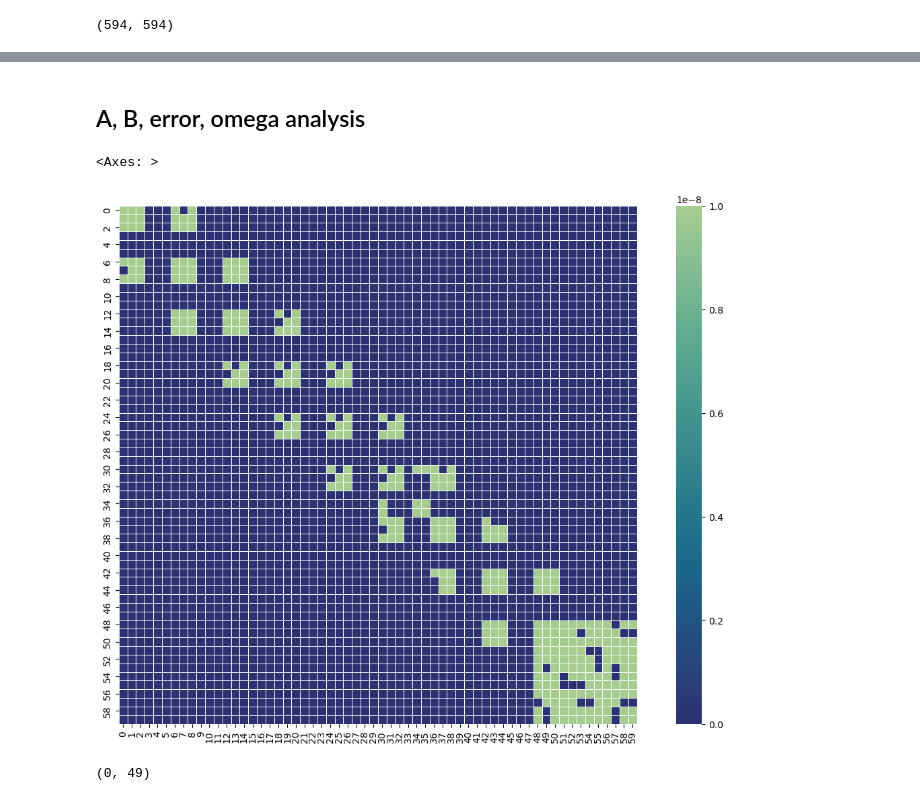
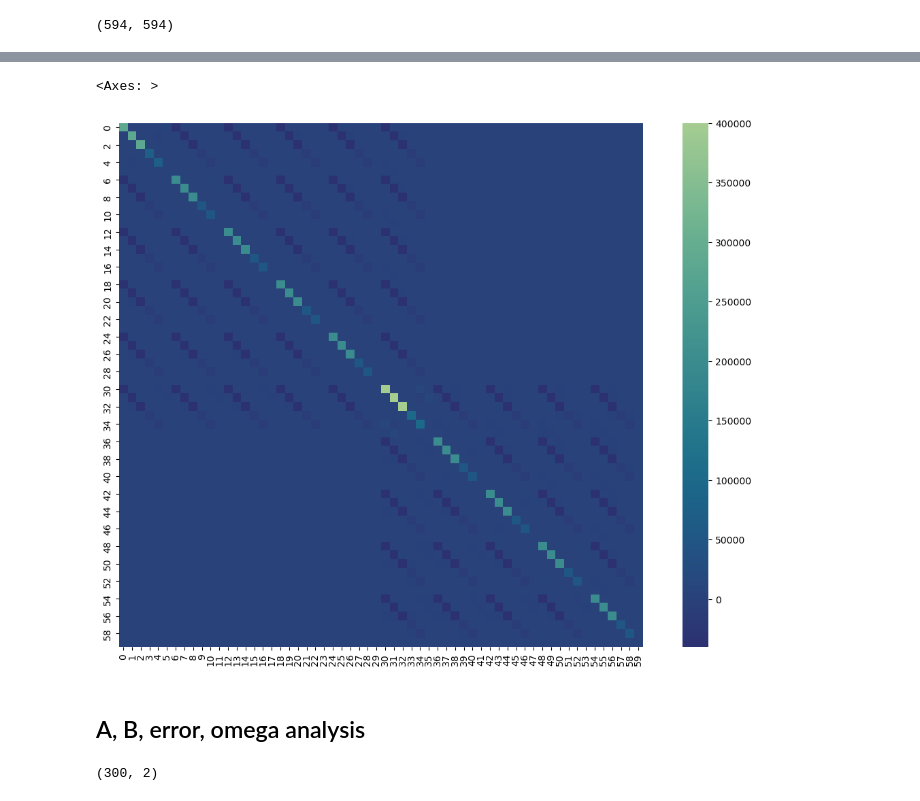
Before and after one commit to chris-polymetrix/ReconstructionAnalysis, a Jupyter notebook: debugging_rust_pgo.ipynb, the cells around one changed output, grey strips where cells are left out. Saved outputs shown, nothing was run; the diff lists cells and outputs as text; code cells hidden in the pictures.

```diff
--- a/debugging_rust_pgo.ipynb
+++ b/debugging_rust_pgo.ipynb
@@ -36,3 +40,9 @@ np.sum(np.sum(np.abs(data), axis=0) == 0)/data.shape[0]*100, np.sum(np.sum(np.ab
+# %%
+lb, ub = 0, 60
+sns.heatmap(data[lb:ub, lb:ub], square=True, cmap="crest_r")
+# %% [output]
+<Axes: >
+[figure, added]
 # %% [markdown]
 ## A, B, error, omega analysis
 # %%
@@ -41,31 +51,26 @@ with open(path, "r") as inp:
     jacobian_data = json.load(inp)
 
 
-As, Bs, errors, omegas, Zij, Xi, Xj = zip(*jacobian_data)
+As, Bs, errors, omegas, Zij, Xi, Xj, xi_project, xj_project, idx = zip(*jacobian_data)
 
 length = len(As)
 
-As = np.array(As, dtype=float).reshape((length,6,6))
-Bs = np.array(Bs, dtype=float).reshape((length,6,6))
-errors = np.array(errors, dtype=float).reshape((length,6,1))
+As = np.array(As, dtype=float).reshape((length,6,7))
+Bs = np.array(Bs, dtype=float).reshape((length,6,7))
+errors = np.array(errors, dtype=float).reshape((length,6))
 omegas = np.array(omegas, dtype=float).reshape((length,6,6))
-Zij = np.array(Zij, dtype=float).reshape((length,4,4))
-Xi = np.array(Xi, dtype=float).reshape((length,4,4))
-Xj = np.array(Xj, dtype=float).reshape((length,4,4))
+xi_project = np.array(xi_project, dtype=float).reshape((length,7,6))
+xj_project = np.array(xj_project, dtype=float).reshape((length,7,6))
+idx = np.array(idx).reshape((length, 2))
+
+
+def unpack_data(data):
+    return tuple([np.array(x) for x in zip(*[(x["quat"], x["translation"]) for x in data])])
+
+Zij = unpack_data(Zij)
+Xi = unpack_data(Xi)
+Xj = unpack_data(Xj)
+
+idx.shape
+# %% [output]
+(300, 2)
-# %%
-sns.heatmap(np.abs(data[390:450,390:450]), square=True, vmax=0.00000001, linewidth=.5, cmap="crest_r")
-# %% [output]
-<Axes: >
-[figure, removed]
-# %%
-translation, rotation = 0,0
-
-for i in range(0, data.shape[0], 6):
-    if np.sum(np.abs(data[i:i+3, i:i+3])) == 0:
-        translation += 1
-    if np.sum(np.abs(data[i+3:i+6, i+3:i+6])) == 0:
-        rotation += 1
-
-translation, rotation
-# %% [output]
-(0, 49)
```
Also changed, not shown: parts of 16 cells of this notebook, 1 other file.
